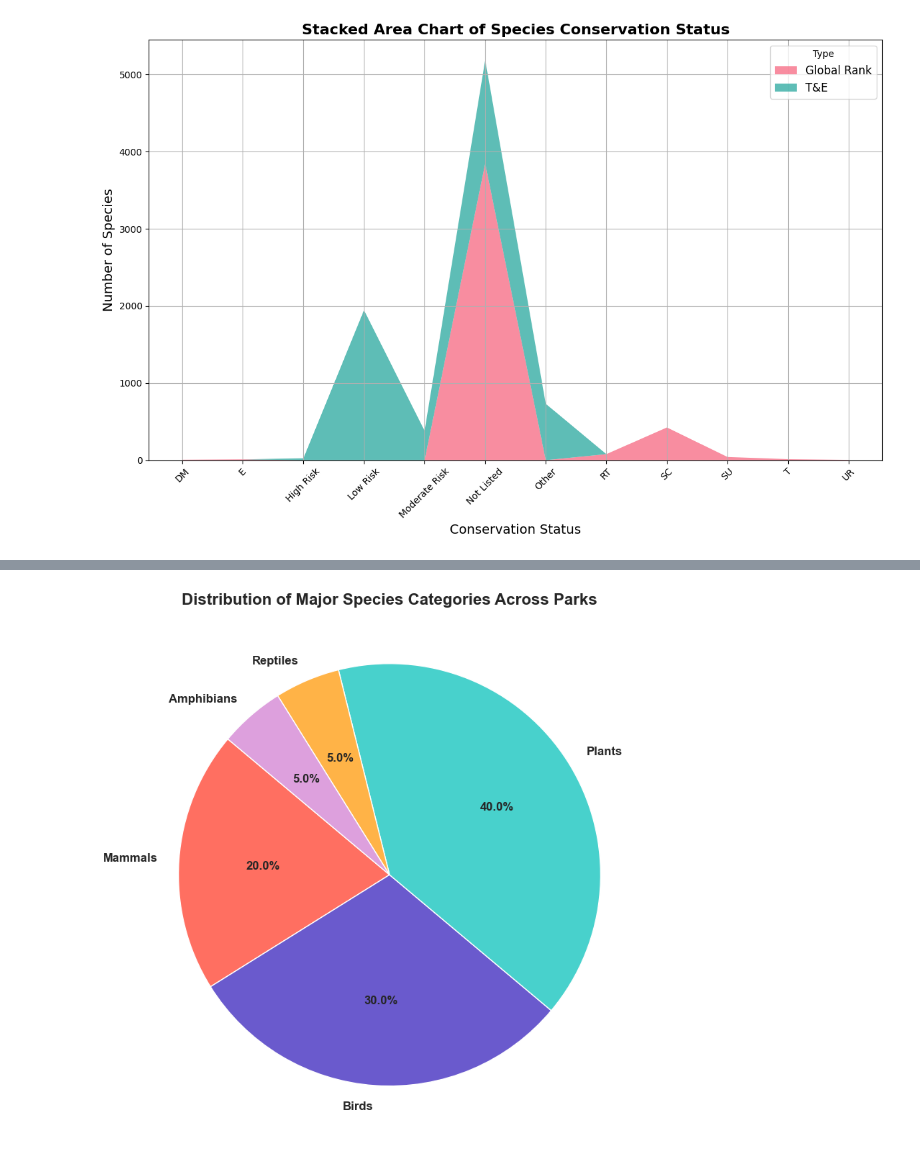
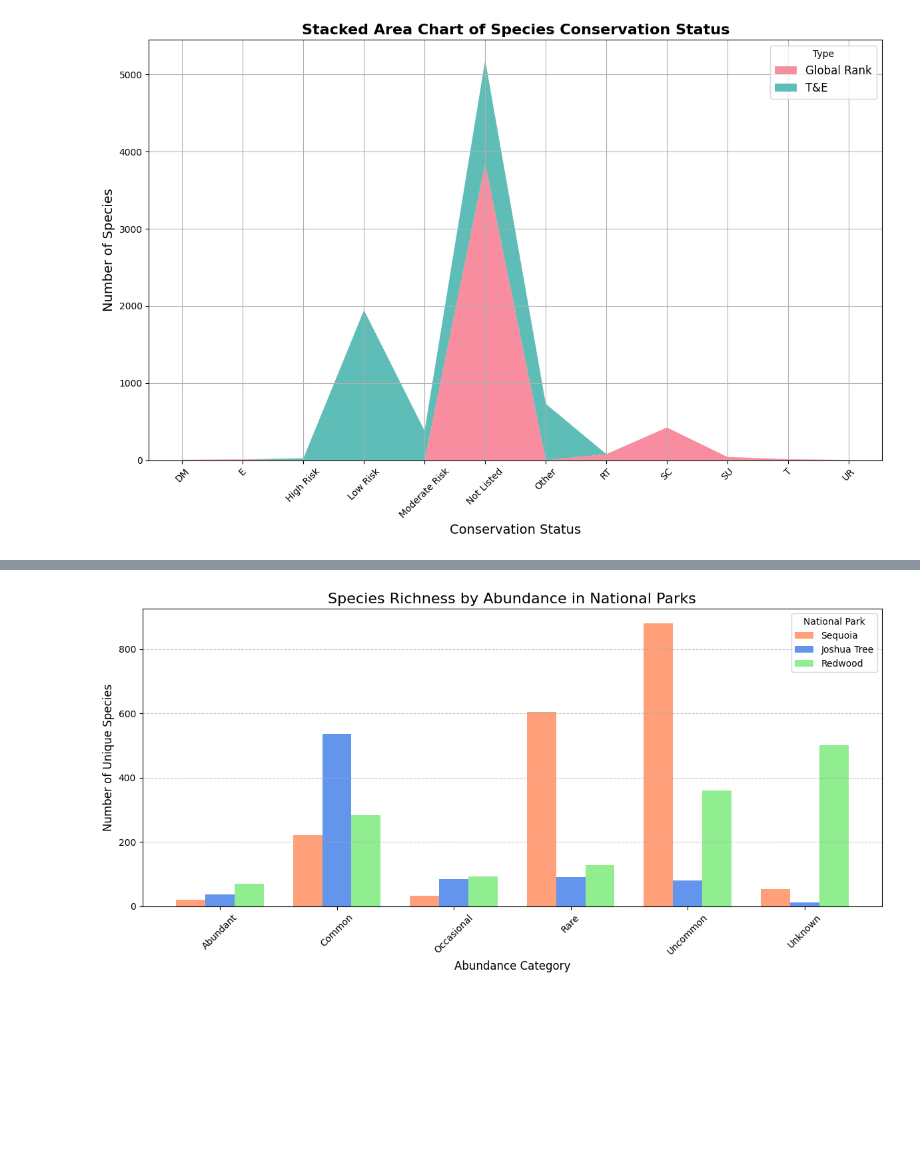
Before and after one commit to jasminechiou/ds4200_final_project-, a Jupyter notebook: cleaning and data visualization .ipynb, the cells around one changed output, grey strips where cells are left out. Saved outputs shown, nothing was run; the diff lists cells and outputs as text; code cells hidden in the pictures; blank space fills up the shorter version.

```diff
--- a/cleaning and data visualization .ipynb
+++ b/cleaning and data visualization .ipynb
@@ -358,22 +379,45 @@ plt.show()
-# %%
-import matplotlib.pyplot as plt
-
-# Example data for species categories (replace with actual values if available)
-categories = ['Mammals', 'Birds', 'Plants', 'Reptiles', 'Amphibians']
-proportions = [20, 30, 40, 5, 5]  # Example percentages
-
-# Create a pie chart
-plt.figure(figsize=(8, 8), facecolor='white')  # Set background to white
-colors = ['#FF6F61', '#6A5ACD', '#48D1CC', '#FFB347', '#DDA0DD']  # Vibrant colors
-plt.pie(proportions, labels=categories, autopct='%1.1f%%', colors=colors, startangle=140, textprops={'fontsize': 12, 'weight': 'bold'})
-
-# Add title with professional styling
-plt.title('Distribution of Major Species Categories Across Parks', fontsize=16, fontweight='bold')
-
-# Adjust layout for clarity
-plt.tight_layout()
-
-# Display the chart
-plt.show()
-# %% [output]
-[figure, removed]
+# %%
+import pandas as pd
+import matplotlib.pyplot as plt
+
+# Load the combined dataset
+df_combined = pd.read_csv("parks_combined.csv")
+
+# Strip any leading/trailing spaces from 'Park Name' and 'Abundance' columns
+df_combined['Park Name'] = df_combined['Park Name'].str.strip()
+df_combined['Abundance'] = df_combined['Abundance'].str.strip()
+
+# Filter data for each park
+sequoia_data = df_combined[df_combined['Park Name'].str.contains('Sequoia', case=False, na=False)]
+joshua_data = df_combined[df_combined['Park Name'].str.contains('Joshua Tree', case=False, na=False)]
+redwood_data = df_combined[df_combined['Park Name'].str.contains('Redwood', case=False, na=False)]
+
+# Calculate species richness by Abundance for each park
+sequoia_abundance = sequoia_data.groupby('Abundance')['Scientific Name'].nunique().reset_index()
+joshua_abundance = joshua_data.groupby('Abundance')['Scientific Name'].nunique().reset_index()
+redwood_abundance = redwood_data.groupby('Abundance')['Scientific Name'].nunique().reset_index()
+
+# Create a grouped bar chart for visualization
+x = range(len(sequoia_abundance['Abundance']))  # X-axis positions for Sequoia
+
+plt.figure(figsize=(12, 6))
+
+# Plot bars for each park
+bar_width = 0.25
+plt.bar(x, sequoia_abundance['Scientific Name'], width=bar_width, label='Sequoia', color='#FFA07A')
+plt.bar([i + bar_width for i in x], joshua_abundance['Scientific Name'], width=bar_width, label='Joshua Tree', color='#6495ED')
+plt.bar([i + 2 * bar_width for i in x], redwood_abundance['Scientific Name'], width=bar_width, label='Redwood', color='#90EE90')
+
+# Add labels, title, and legend
+plt.title('Species Richness by Abundance in National Parks', fontsize=16)
+plt.xlabel('Abundance Category', fontsize=12)
+plt.ylabel('Number of Unique Species', fontsize=12)
+plt.xticks([i + bar_width for i in x], sequoia_abundance['Abundance'], fontsize=10, rotation=45)
+plt.legend(title='National Park', fontsize=10)
+plt.grid(axis='y', linestyle='--', alpha=0.7)
+
+# Display the chart
+plt.tight_layout()
+plt.show()
+# %% [output]
+[figure, added]
```
Also changed, not shown: parts of 1 cell of this notebook.
